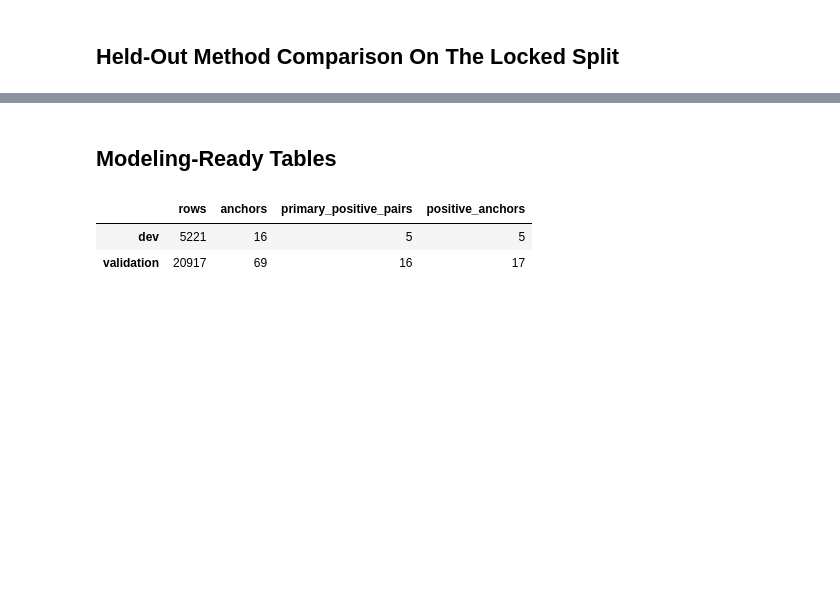
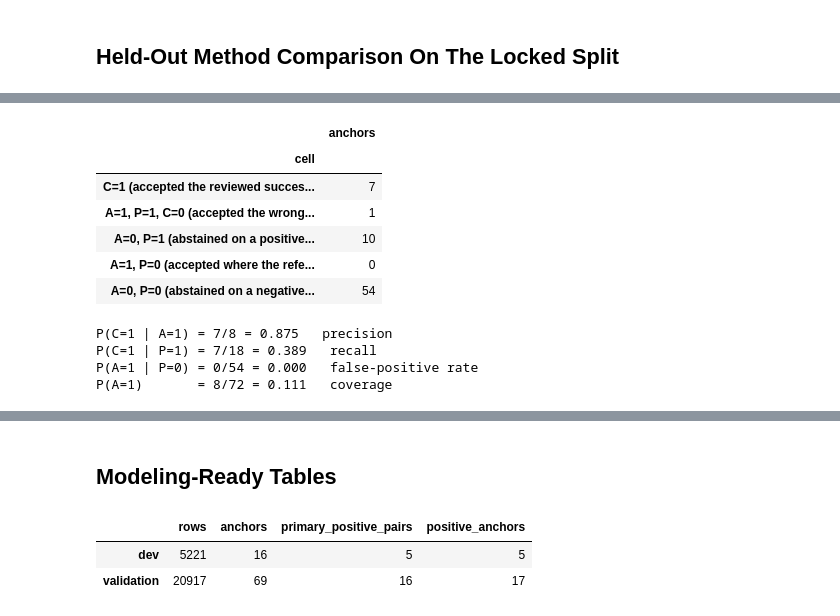
Before and after one commit to ROUSenghak/project-gigalis, a Jupyter notebook: notebooks/12_successor_linkage_and_evaluation.ipynb, the cells around one changed output, grey strips where cells are left out. Drawn from its saved outputs; the diff is of its cells as text; code cells hidden in the pictures; blank space fills up the shorter version.

```diff
--- a/notebooks/12_successor_linkage_and_evaluation.ipynb
+++ b/notebooks/12_successor_linkage_and_evaluation.ipynb
@@ -106,0 +152,33 @@ plt.tight_layout()
+# %%
+# The frozen rule read cell by cell, so each rate above can be traced to
+# the anchors that produced it.
+m_b = next(m['unweighted'] for m in validation['methods']
+           if m['method'] == 'M_B_text_ranking')
+display(pd.DataFrame([
+    {'cell': 'C=1 (accepted the reviewed successor)', 'anchors': m_b['true_positive']},
+    {'cell': 'A=1, P=1, C=0 (accepted the wrong candidate)', 'anchors': m_b['false_positive_wrong_successor']},
+    {'cell': 'A=0, P=1 (abstained on a positive anchor)', 'anchors': m_b['false_negative_abstained']},
+    {'cell': 'A=1, P=0 (accepted where the reference has none)', 'anchors': m_b['false_positive_on_no_successor_anchor']},
+    {'cell': 'A=0, P=0 (abstained on a negative anchor)', 'anchors': m_b['true_negative_abstained']},
+]).set_index('cell'))
+
+print(f"P(C=1 | A=1) = {m_b['true_positive']}/{m_b['accepted_links']}"
+      f" = {m_b['precision_at_1']:.3f}   precision")
+print(f"P(C=1 | P=1) = {m_b['true_positive']}/{m_b['positive_anchors']}"
+      f" = {m_b['recall_at_1']:.3f}   recall")
+print(f"P(A=1 | P=0) = {m_b['false_positive_on_no_successor_anchor']}/{m_b['negative_anchors']}"
+      f" = {m_b['false_positive_rate_on_negatives']:.3f}   false-positive rate")
+print(f"P(A=1)       = {m_b['accepted_links']}/{m_b['anchors_evaluated']}"
+      f" = {m_b['coverage']:.3f}   coverage")
+# %% [output]
+|  | anchors |
+| cell |  |
+| C=1 (accepted the reviewed succes... | 7 |
+| A=1, P=1, C=0 (accepted the wrong... | 1 |
+| A=0, P=1 (abstained on a positive... | 10 |
+| A=1, P=0 (accepted where the refe... | 0 |
+| A=0, P=0 (abstained on a negative... | 54 |
+P(C=1 | A=1) = 7/8 = 0.875   precision
+P(C=1 | P=1) = 7/18 = 0.389   recall
+P(A=1 | P=0) = 0/54 = 0.000   false-positive rate
+P(A=1)       = 8/72 = 0.111   coverage
```
Also changed, not shown: parts of 8 cells of this notebook, 21 other files.
